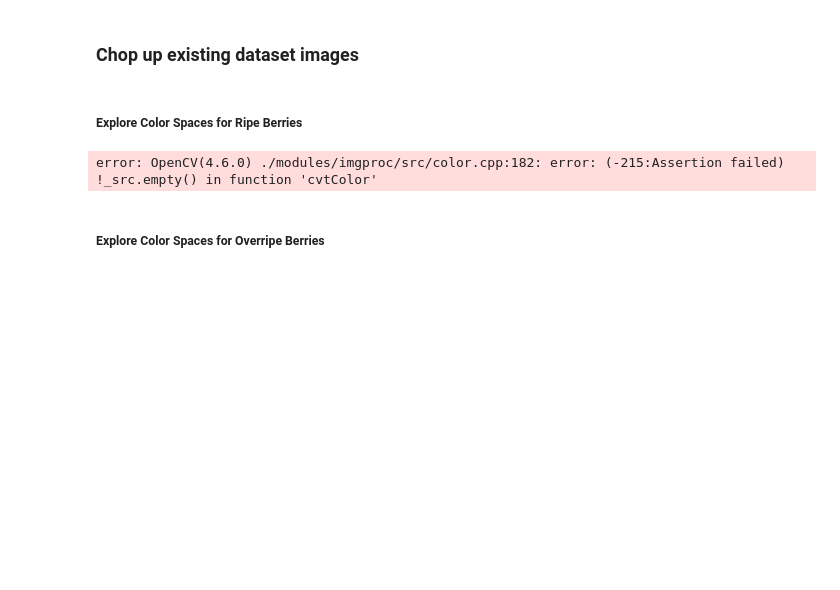
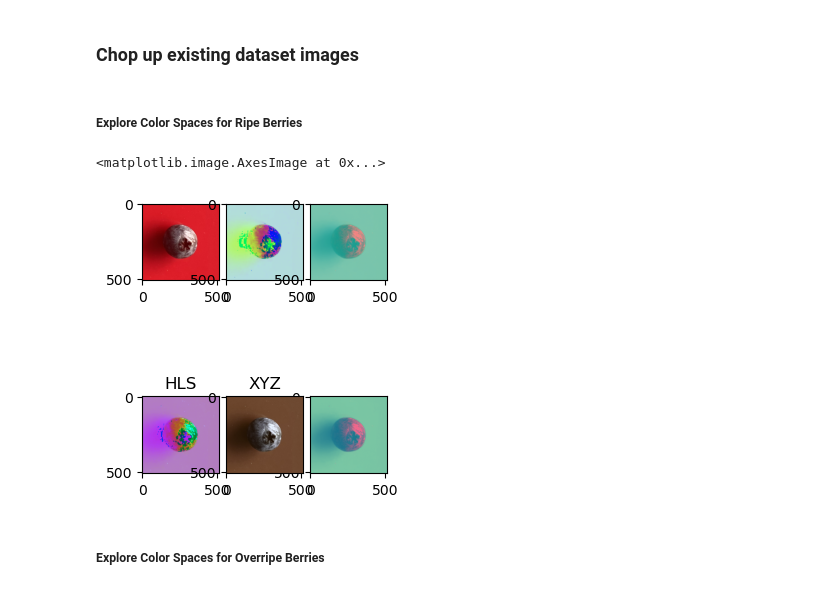
Before and after one commit to lhwitten/BlueberryJam, a Jupyter notebook: notebooks/img_preprocess.ipynb, the cells around one changed output. Cells and saved outputs as stored; diff of their text form; code cells hidden in the pictures; blank space fills up the shorter version.

```diff
--- a/notebooks/img_preprocess.ipynb
+++ b/notebooks/img_preprocess.ipynb
@@ -9,37 +12,37 @@ from scipy import stats as st
 # %% [markdown]
 ##### Explore Color Spaces for Ripe Berries
 # %%
-#ripe_path = 'R_02.jpg'
-ripe_path = "R_06.01.jpg"
+ripe_path = 'R_06.05.jpg'
 img = cv.imread('../img/test_set/ripe/'+ripe_path)
 
 # convert from BGR to other color spaces
 img_rgb = cv.cvtColor(img, cv.COLOR_BGR2RGB)
 img_hsv = cv.cvtColor(img, cv.COLOR_BGR2HSV)
 img_lab = cv.cvtColor(img, cv.COLOR_BGR2LAB)
 img_luv = cv.cvtColor(img, cv.COLOR_BGR2LUV)
 img_hls = cv.cvtColor(img, cv.COLOR_BGR2HLS)
 img_xyz = cv.cvtColor(img, cv.COLOR_BGR2XYZ)
 
 # display image in color spaces
 fig = plt.figure()
 gridspec = fig.add_gridspec(nrows=4, ncols=12)
 fig.add_subplot(gridspec[0:2, 0:2])
 plt.imshow(img_rgb)
 fig.add_subplot(gridspec[0:2, 2:4])
 plt.imshow(img_hsv)
 fig.add_subplot(gridspec[0:2, 4:6])
 plt.imshow(img_lab)
 fig.add_subplot(gridspec[2:4, 4:6])
 plt.imshow(img_luv)
 fig.add_subplot(gridspec[2:4, 0:2])
 plt.title("HLS")
 plt.imshow(img_hls)
 fig.add_subplot(gridspec[2:4, 2:4])
 plt.title("XYZ")
 plt.imshow(img_xyz)
 # %% [output]
-error: OpenCV(4.6.0) ./modules/imgproc/src/color.cpp:182: error: (-215:Assertion failed) !_src.empty() in function 'cvtColor'
+<matplotlib.image.AxesImage at 0x...>
+[figure, added]
 # %% [markdown]
 ##### Explore Color Spaces for Overripe Berries
 # %%
```
Also changed, not shown: parts of 14 cells of this notebook, 10 other files.
